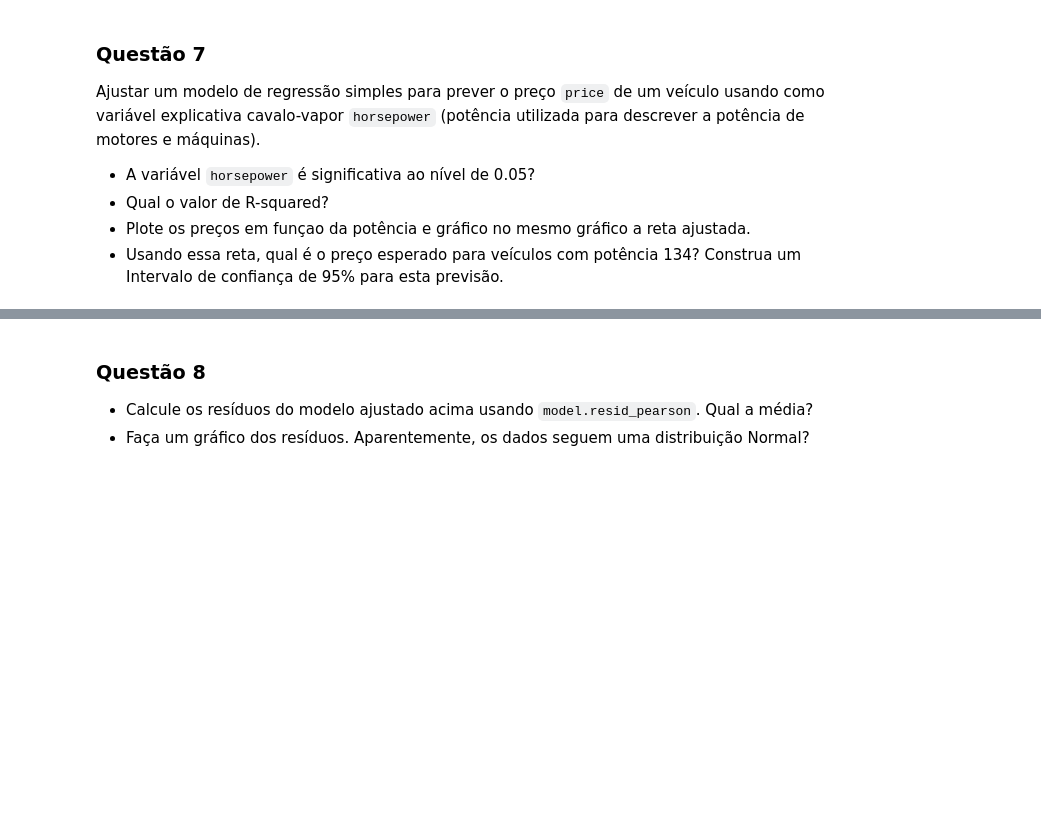
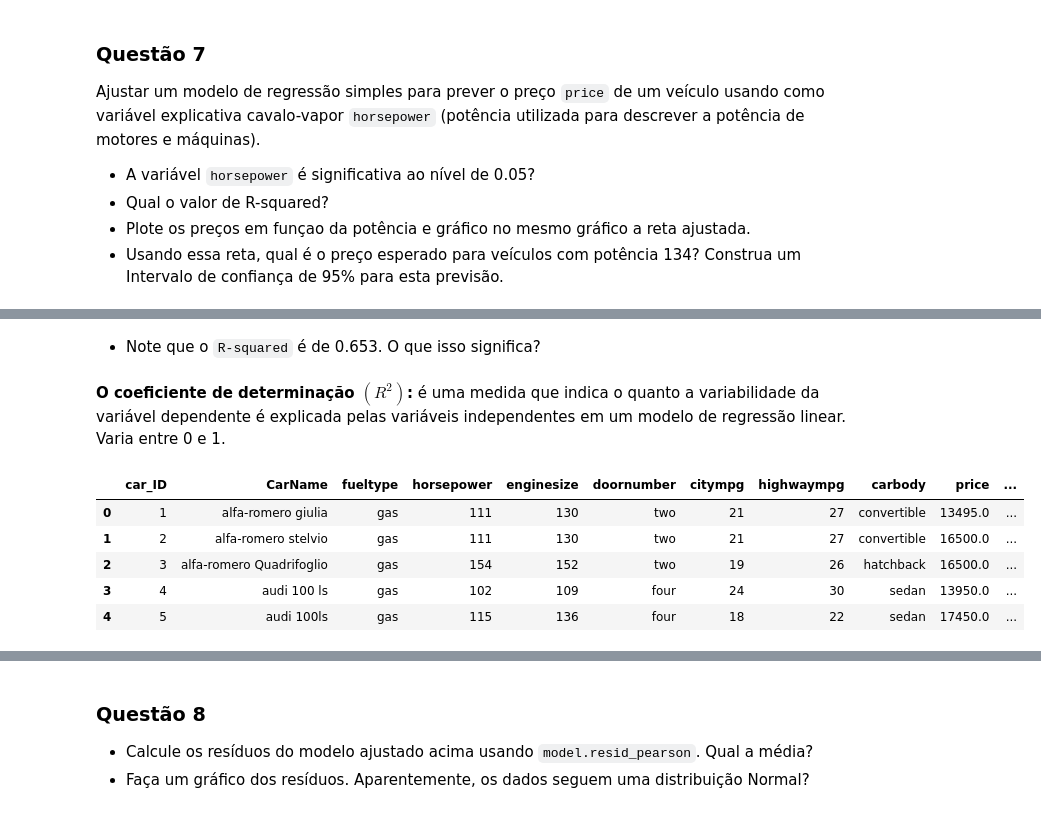
Before and after one commit to andvsilva/programming_school, a Jupyter notebook: notebooks/Reg_linear_lab_2023.ipynb, the cells around one changed output, grey strips where cells are left out. Cells and saved outputs as stored; diff of their text form; code cells hidden in the pictures; blank space fills up the shorter version.

```diff
--- a/notebooks/Reg_linear_lab_2023.ipynb
+++ b/notebooks/Reg_linear_lab_2023.ipynb
@@ -269,0 +297,14 @@ Ajustar um modelo de regressão simples para prever o preço `price` de um veíc
+# %% [markdown]
+- Note que o `R-squared` é de 0.653. O que isso significa?
+# %% [markdown]
+**O coeficiente de determinação $(R^2)$:** é uma medida que indica o quanto a variabilidade da variável dependente é explicada pelas variáveis independentes em um modelo de regressão linear. Varia entre 0 e 1.
+# %%
+df['price_predicted'] = model.predict(df.horsepower)
+df.head()
+# %% [output]
+|  | car_ID | CarName | fueltype | horsepower | enginesize | doornumber | citympg | highwaympg | carbody | price | ... |
+| 0 | 1 | alfa-romero giulia | gas | 111 | 130 | two | 21 | 27 | convertible | 13495.0 | ... |
+| 1 | 2 | alfa-romero stelvio | gas | 111 | 130 | two | 21 | 27 | convertible | 16500.0 | ... |
+| 2 | 3 | alfa-romero Quadrifoglio | gas | 154 | 152 | two | 19 | 26 | hatchback | 16500.0 | ... |
+| 3 | 4 | audi 100 ls | gas | 102 | 109 | four | 24 | 30 | sedan | 13950.0 | ... |
+| 4 | 5 | audi 100ls | gas | 115 | 136 | four | 18 | 22 | sedan | 17450.0 | ... |
```
Also changed, not shown: parts of 9 cells of this notebook.
